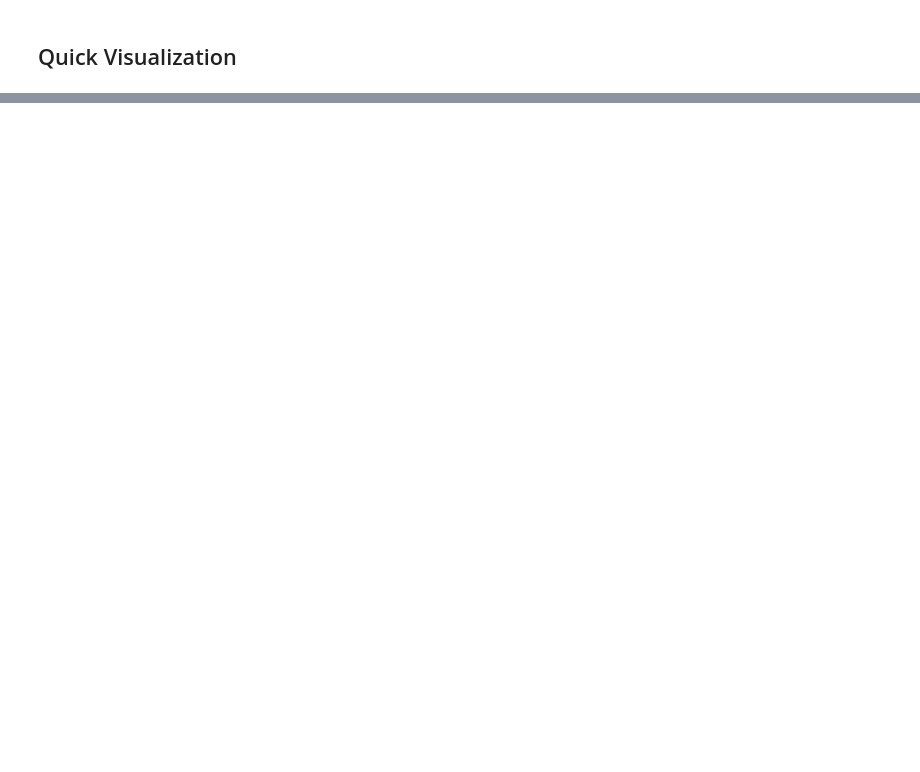
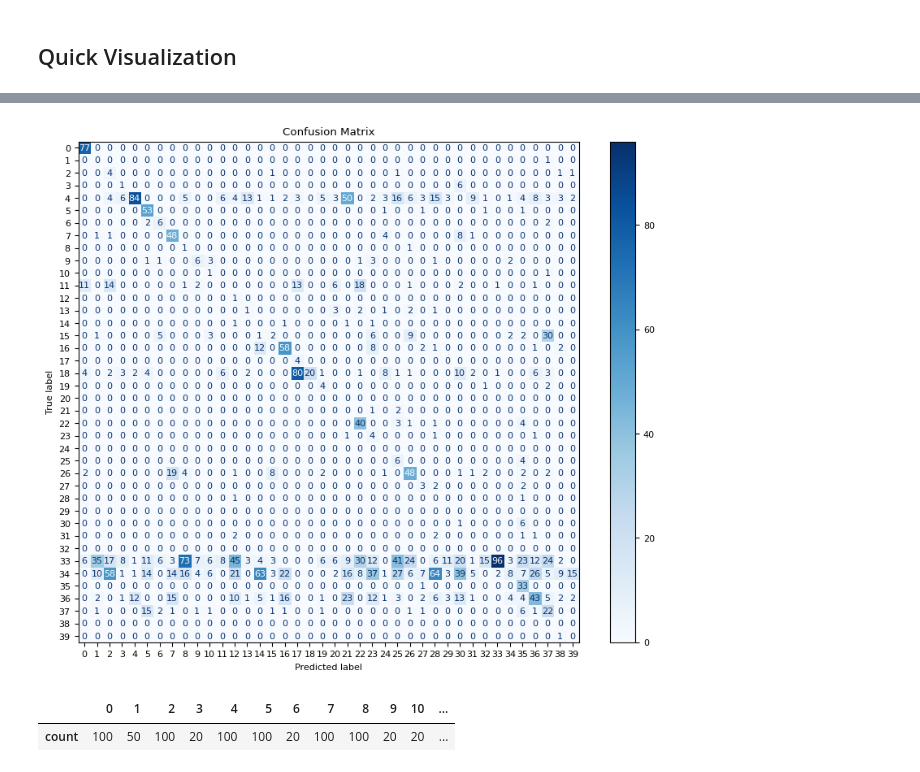
Before and after one commit to DavidClaszen/pointcloud-bench, a Jupyter notebook: colab/PCT-eval.ipynb, the cells around one changed output, grey strips where cells are left out. Cells and saved outputs as stored; diff of their text form; code cells hidden in the pictures; blank space fills up the shorter version.

```diff
--- a/colab/PCT-eval.ipynb
+++ b/colab/PCT-eval.ipynb
@@ -80,0 +136,15 @@ y_true_partial, y_pred_partial = get_predictions(cfg)
+# %%
+# Trained on PAPNet data, tested on PCT full data
+
+with initialize_config_dir(config_dir=config_dir, version_base="1.2"):
+    cfg = compose(
+        config_name="cls",
+        overrides=[
+            "data_path=../../datasets/modelnet40_pct/",
+            "checkpoint_path=../../checkpoints/pct_partial.pth",
+            "use_papnet_loader=false"
+        ],
+    )
+
+OmegaConf.set_struct(cfg, False)
+y_true_03, y_pred_03 = get_predictions(cfg)
@@ -109,3 +224,14 @@ plt.show()
+# %%
+fig, ax = plt.subplots(figsize=(10, 8))
+plt.rcParams.update({'font.size': 8})
+
+cm = confusion_matrix(y_pred_03, y_true_03)
+disp = ConfusionMatrixDisplay(confusion_matrix=cm)
+disp.plot(cmap=plt.cm.Blues, ax=ax)
+plt.title("Confusion Matrix")
+plt.show()
+# %% [output]
+[figure, added]
 # %%
 # Class balance in ModelNet40 is kinda all over the place...
 # Either 100, 86, 50, or 20 per class
@@ -113,4 +239,7 @@ plt.show()
 import pandas as pd
 pd.set_option('display.max_columns', None)
 
-pd.Series(y_true_pct).value_counts().sort_index().to_frame().T
+pd.Series(y_true_00).value_counts().sort_index().to_frame().T
+# %% [output]
+|  | 0 | 1 | 2 | 3 | 4 | 5 | 6 | 7 | 8 | 9 | 10 | ... |
+| count | 100 | 50 | 100 | 20 | 100 | 100 | 20 | 100 | 100 | 20 | 20 | ... |
```
Also changed, not shown: parts of 15 cells of this notebook.
